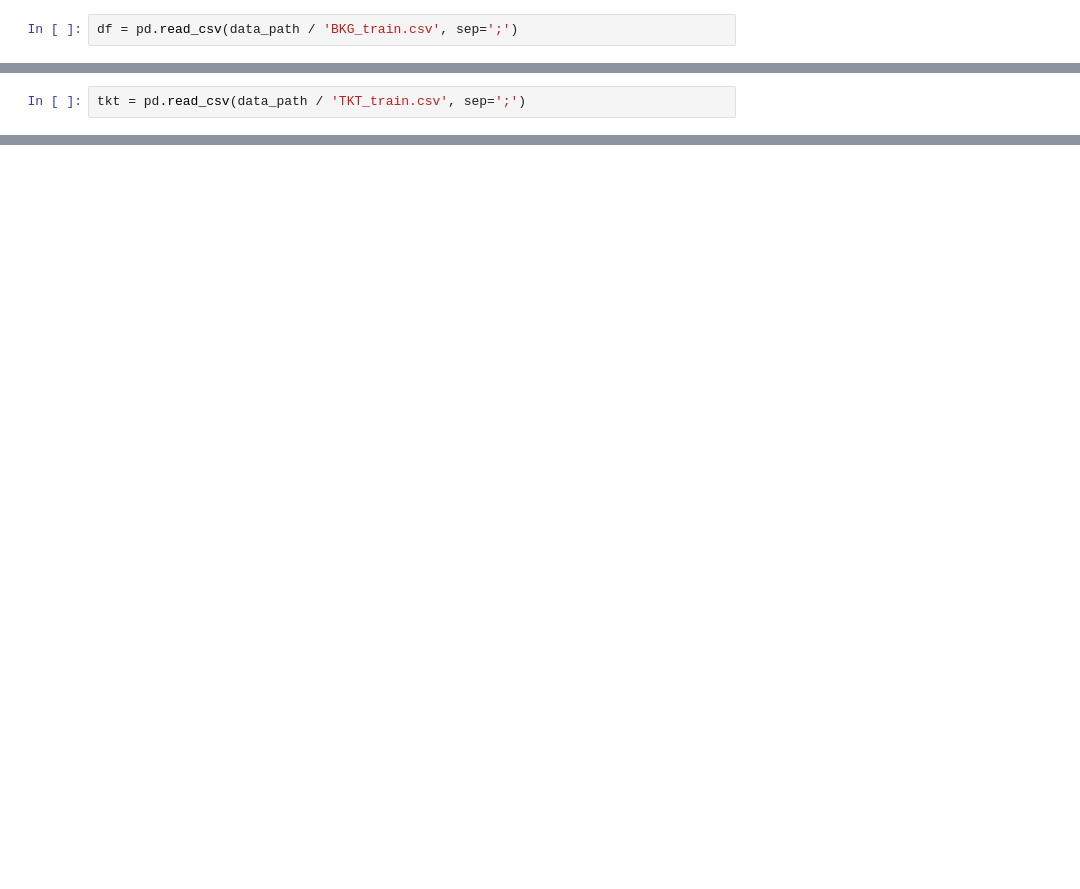
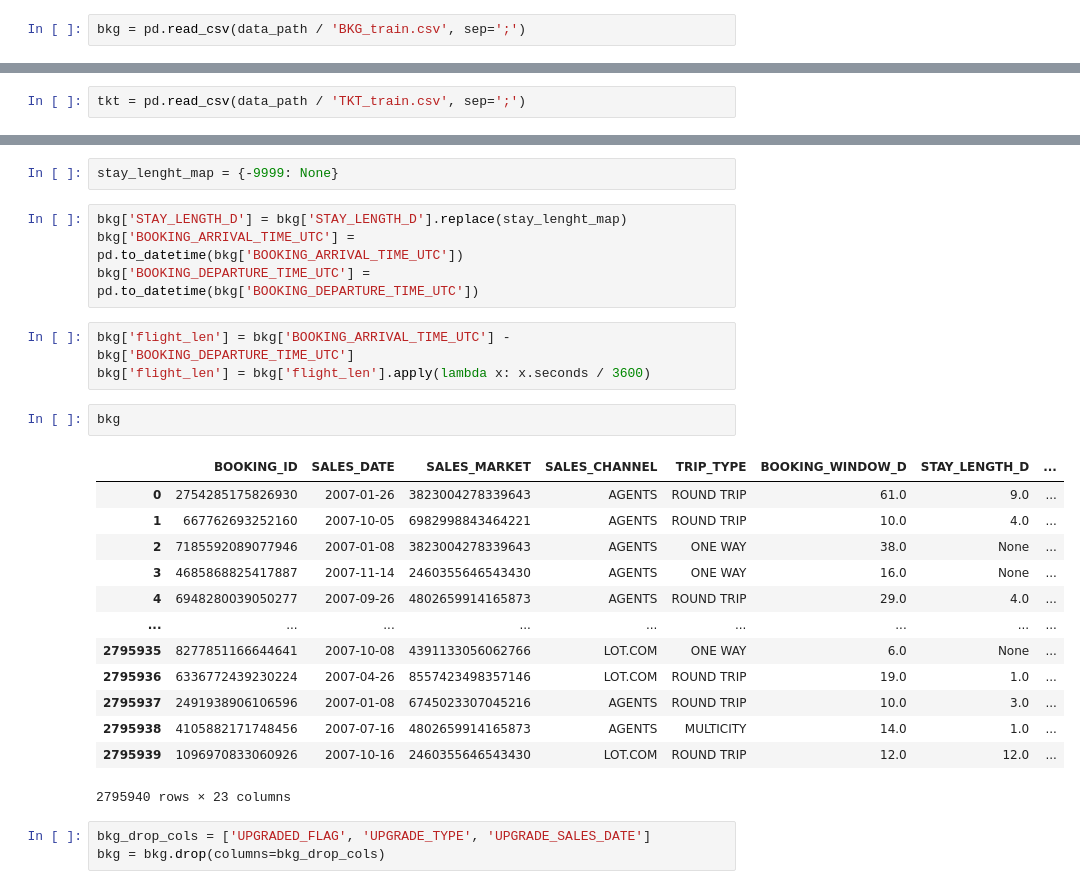
Before and after one commit to kuba1302/ticket-upgrade-prediction, a Jupyter notebook: eda.ipynb, the cells around one changed output, grey strips where cells are left out. Drawn from its saved outputs; the diff is of its cells as text; blank space fills up the shorter version.

```diff
--- a/eda.ipynb
+++ b/eda.ipynb
@@ -15,2 +15,2 @@ PosixPath('/home/kuba1302/UW/wec_2022/data/WEC2022_Data')
 # %%
-df = pd.read_csv(data_path / 'BKG_train.csv', sep=';')
+bkg = pd.read_csv(data_path / 'BKG_train.csv', sep=';')
@@ -37,0 +39,28 @@ emd = pd.read_csv(data_path / 'EMD_train.csv', sep=';')
+# %%
+stay_lenght_map = {-9999: None}
+# %%
+bkg['STAY_LENGTH_D'] = bkg['STAY_LENGTH_D'].replace(stay_lenght_map)
+bkg['BOOKING_ARRIVAL_TIME_UTC'] = pd.to_datetime(bkg['BOOKING_ARRIVAL_TIME_UTC'])
+bkg['BOOKING_DEPARTURE_TIME_UTC'] = pd.to_datetime(bkg['BOOKING_DEPARTURE_TIME_UTC'])
+# %%
+bkg['flight_len'] = bkg['BOOKING_ARRIVAL_TIME_UTC'] - bkg['BOOKING_DEPARTURE_TIME_UTC']
+bkg['flight_len'] = bkg['flight_len'].apply(lambda x: x.seconds / 3600)
+# %%
+bkg
+# %% [output]
+|  | BOOKING_ID | SALES_DATE | SALES_MARKET | SALES_CHANNEL | TRIP_TYPE | BOOKING_WINDOW_D | STAY_LENGTH_D | ... |
+| 0 | 2754285175826930 | 2007-01-26 | 3823004278339643 | AGENTS | ROUND TRIP | 61.0 | 9.0 | ... |
+| 1 | 667762693252160 | 2007-10-05 | 6982998843464221 | AGENTS | ROUND TRIP | 10.0 | 4.0 | ... |
+| 2 | 7185592089077946 | 2007-01-08 | 3823004278339643 | AGENTS | ONE WAY | 38.0 | None | ... |
+| 3 | 4685868825417887 | 2007-11-14 | 2460355646543430 | AGENTS | ONE WAY | 16.0 | None | ... |
+| 4 | 6948280039050277 | 2007-09-26 | 4802659914165873 | AGENTS | ROUND TRIP | 29.0 | 4.0 | ... |
+| ... | ... | ... | ... | ... | ... | ... | ... | ... |
+| 2795935 | 8277851166644641 | 2007-10-08 | 4391133056062766 | LOT.COM | ONE WAY | 6.0 | None | ... |
+| 2795936 | 6336772439230224 | 2007-04-26 | 8557423498357146 | LOT.COM | ROUND TRIP | 19.0 | 1.0 | ... |
+| 2795937 | 2491938906106596 | 2007-01-08 | 6745023307045216 | AGENTS | ROUND TRIP | 10.0 | 3.0 | ... |
+| 2795938 | 4105882171748456 | 2007-07-16 | 4802659914165873 | AGENTS | MULTICITY | 14.0 | 1.0 | ... |
+| 2795939 | 1096970833060926 | 2007-10-16 | 2460355646543430 | LOT.COM | ROUND TRIP | 12.0 | 12.0 | ... |
+2795940 rows × 23 columns
+# %%
+bkg_drop_cols = ['UPGRADED_FLAG', 'UPGRADE_TYPE', 'UPGRADE_SALES_DATE']
+bkg = bkg.drop(columns=bkg_drop_cols)
```
Also changed, not shown: parts of 35 cells of this notebook.
